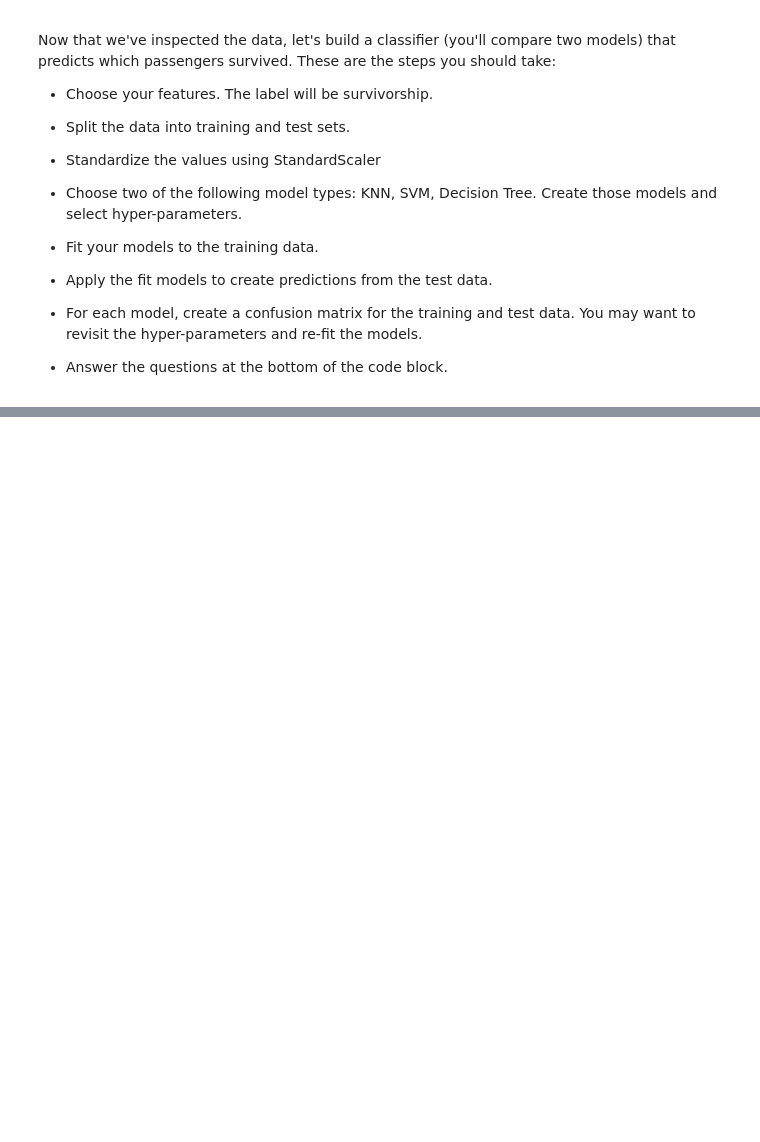
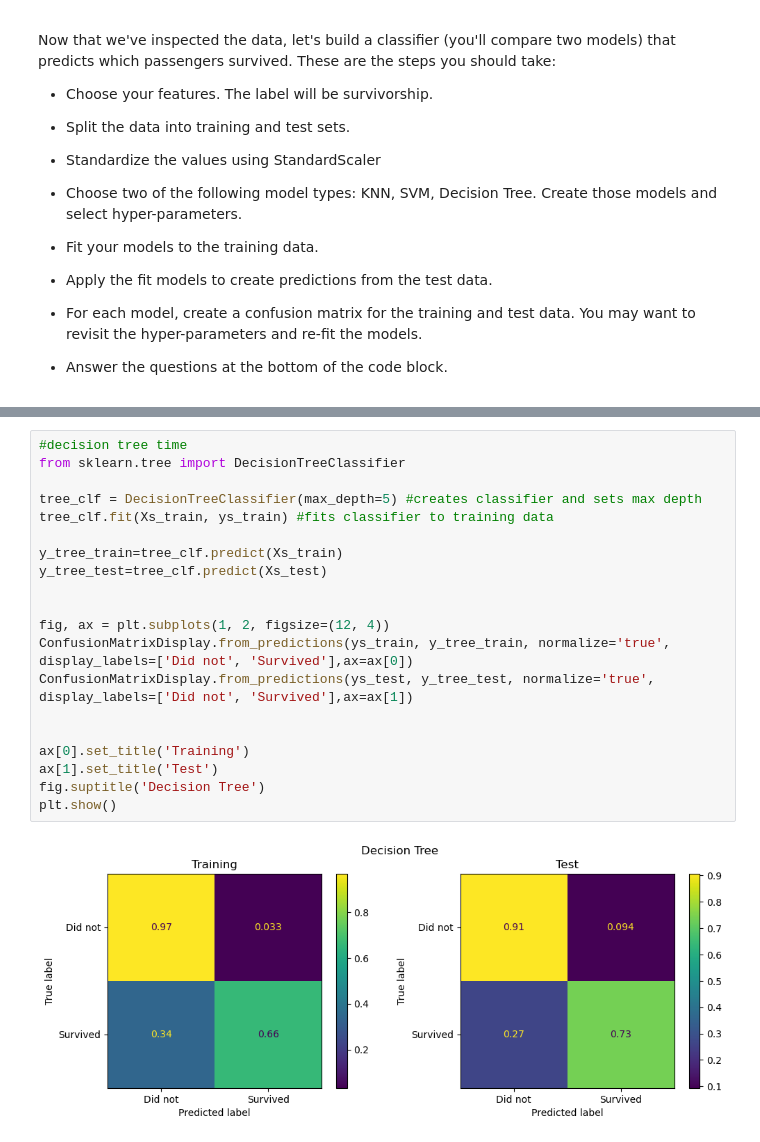
Before and after one commit to GettysburgDataScience/ps05-CarissaMobley, a Jupyter notebook: ps05.ipynb, the cells around one changed output, grey strips where cells are left out. Cells and saved outputs as stored; diff of their text form; blank space fills up the shorter version.

```diff
--- a/ps05.ipynb
+++ b/ps05.ipynb
@@ -235,3 +364,25 @@ Now that we've inspected the data, let's build a classifier (you'll compare two
+# %%
+#decision tree time
+from sklearn.tree import DecisionTreeClassifier
+
+tree_clf = DecisionTreeClassifier(max_depth=5) #creates classifier and sets max depth
+tree_clf.fit(Xs_train, ys_train) #fits classifier to training data
+
+y_tree_train=tree_clf.predict(Xs_train)
+y_tree_test=tree_clf.predict(Xs_test)
+
+
+fig, ax = plt.subplots(1, 2, figsize=(12, 4))
+ConfusionMatrixDisplay.from_predictions(ys_train, y_tree_train, normalize='true', display_labels=['Did not', 'Survived'],ax=ax[0])
+ConfusionMatrixDisplay.from_predictions(ys_test, y_tree_test, normalize='true', display_labels=['Did not', 'Survived'],ax=ax[1])
+
+
+ax[0].set_title('Training')
+ax[1].set_title('Test')
+fig.suptitle('Decision Tree')
+plt.show()
+# %% [output]
+[figure, added]
 # %% [markdown]
 #### **Questions**
 
```
Also changed, not shown: parts of 10 cells of this notebook.
